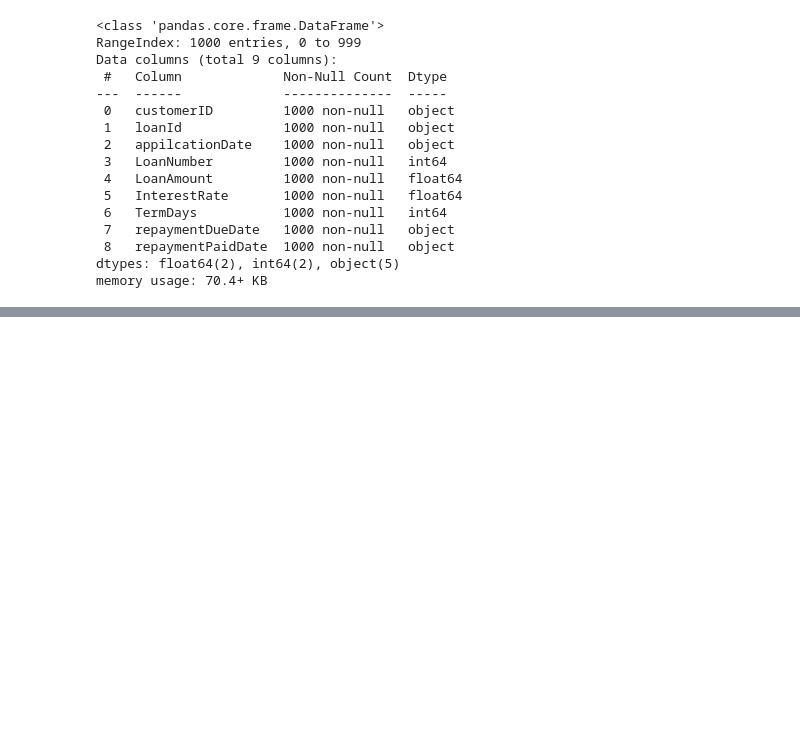
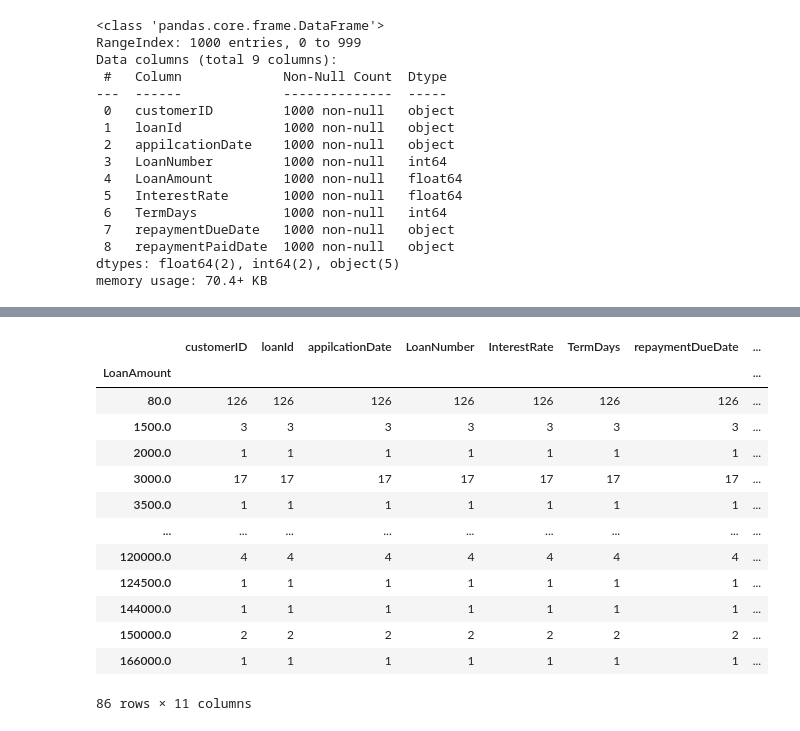
Before and after one commit to dtekluva/cohort3b8wd, a Jupyter notebook: atha/jupyter/pandas_tut.ipynb, the cells around one changed output, grey strips where cells are left out. Cells and saved outputs as stored; diff of their text form; code cells hidden in the pictures; blank space fills up the shorter version.

```diff
--- a/atha/jupyter/pandas_tut.ipynb
+++ b/atha/jupyter/pandas_tut.ipynb
@@ -284,0 +306,3 @@ appli_data["repaymentPaidDate"] = repayment_paid_as_datetime # replace the repay
+# %%
+appli_data["repaymentDateDiff"] = appli_data["repaymentDueDate"] - appli_data["repaymentPaidDate"]
+appli_data
@@ -284,0 +330,4 @@ appli_data["repaymentPaidDate"] = repayment_paid_as_datetime # replace the repay
+# %%
+appli_data = appli_data[['customerID', 'loanId', 'appilcationDate', 'LoanNumber', 'LoanAmount',
+       'InterestRate', 'TermDays', 'repaymentDateDiff', 'repaymentDueDate', 'repaymentPaidDate',
+       ]]
@@ -284,0 +365,2 @@ appli_data["repaymentPaidDate"] = repayment_paid_as_datetime # replace the repay
+# %%
+appli_data["month_name"] = appli_data.appilcationDate.dt.month_name()
@@ -284,0 +453,20 @@ appli_data["repaymentPaidDate"] = repayment_paid_as_datetime # replace the repay
+# %%
+collection_month_groups = appli_data.groupby("LoanAmount").count()#[["LoanAmount", "InterestRate", "TermDays"]]
+# collection_month_groups.sort_values("LoanAmount", ascending = False)
+# %%
+collection_month_groups
+# %% [output]
+|  | customerID | loanId | appilcationDate | LoanNumber | InterestRate | TermDays | repaymentDueDate | ... |
+| LoanAmount |  |  |  |  |  |  |  | ... |
+| 80.0 | 126 | 126 | 126 | 126 | 126 | 126 | 126 | ... |
+| 1500.0 | 3 | 3 | 3 | 3 | 3 | 3 | 3 | ... |
+| 2000.0 | 1 | 1 | 1 | 1 | 1 | 1 | 1 | ... |
+| 3000.0 | 17 | 17 | 17 | 17 | 17 | 17 | 17 | ... |
+| 3500.0 | 1 | 1 | 1 | 1 | 1 | 1 | 1 | ... |
+| ... | ... | ... | ... | ... | ... | ... | ... | ... |
+| 120000.0 | 4 | 4 | 4 | 4 | 4 | 4 | 4 | ... |
+| 124500.0 | 1 | 1 | 1 | 1 | 1 | 1 | 1 | ... |
+| 144000.0 | 1 | 1 | 1 | 1 | 1 | 1 | 1 | ... |
+| 150000.0 | 2 | 2 | 2 | 2 | 2 | 2 | 2 | ... |
+| 166000.0 | 1 | 1 | 1 | 1 | 1 | 1 | 1 | ... |
+86 rows × 11 columns
```
Also changed, not shown: parts of 14 cells of this notebook.
